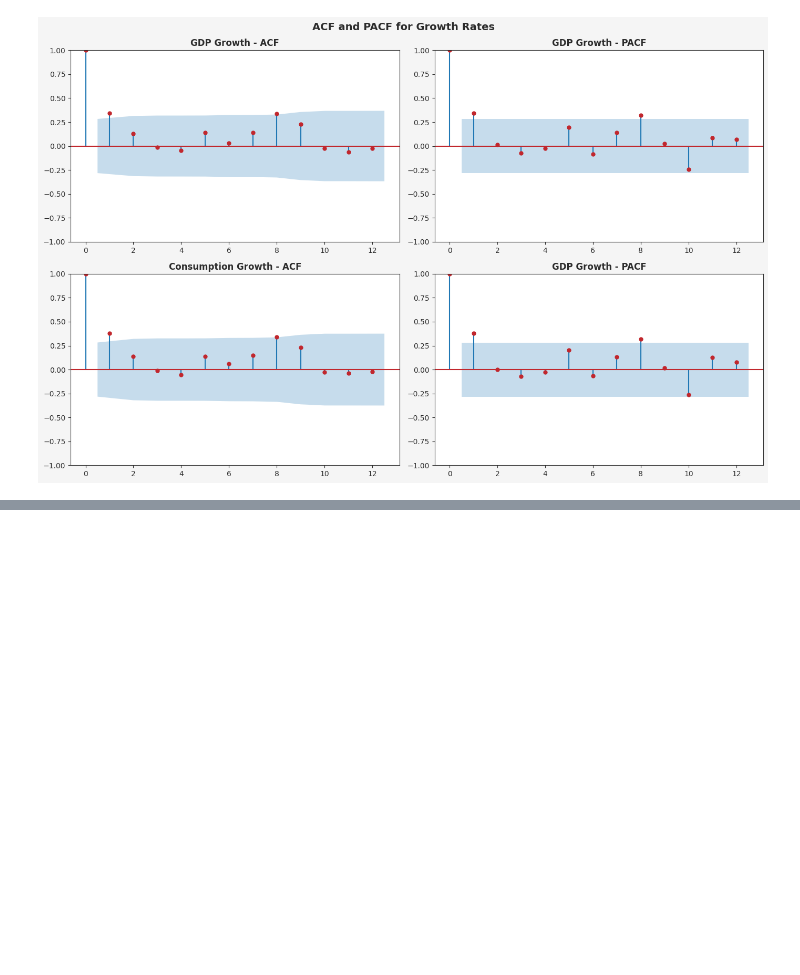
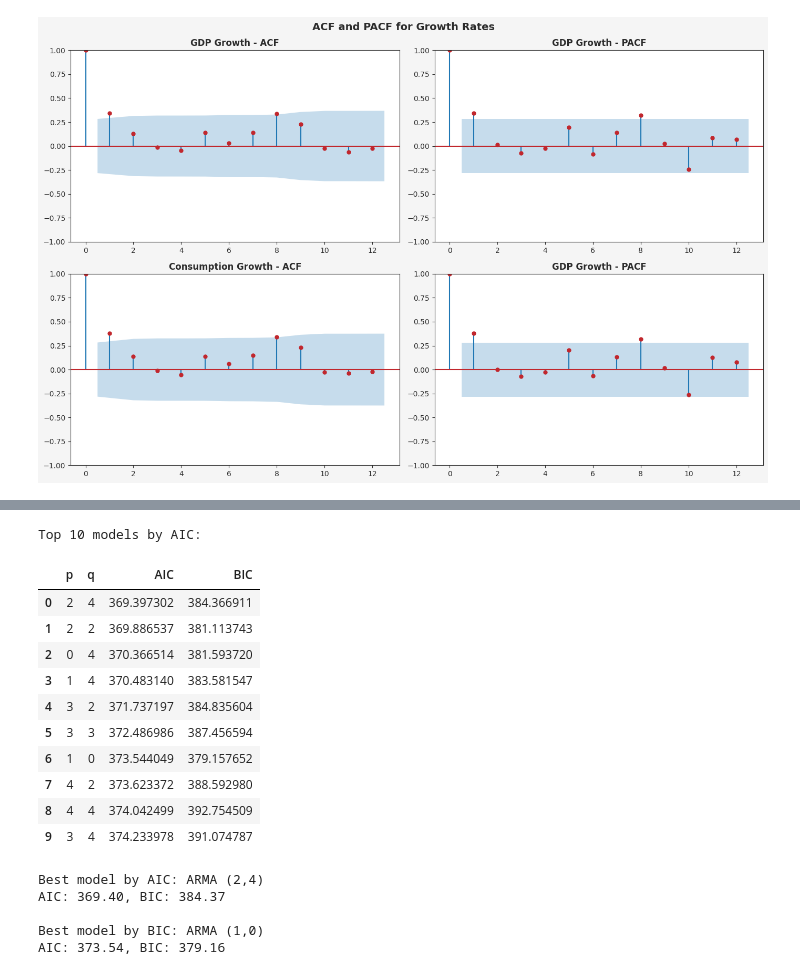
Before and after one commit to rahulmohandas11/time-series-analysis-course-assignment, a Jupyter notebook: analysis.ipynb, the cells around one changed output, grey strips where cells are left out. Cells and saved outputs as stored; diff of their text form; code cells hidden in the pictures; blank space fills up the shorter version.

```diff
--- a/analysis.ipynb
+++ b/analysis.ipynb
@@ -204,0 +257,51 @@ plt.show()
+# %%
+# Estimate ARMA (p,q) for Consumption growth
+consumption_results = []
+
+for p in range(5):
+    for q in range (5):
+        try:
+            model = ARIMA(df_growth['Consumption_growth'], order = (p,0,q))
+            fit = model.fit()
+            consumption_results.append({
+                'p':p,
+                'q':q,
+                'AIC':fit.aic,
+                'BIC':fit.bic
+            }
+            )
+        except:
+            continue
+
+consumption_df = pd.DataFrame(consumption_results)
+consumption_df = consumption_df.sort_values('AIC').reset_index(drop = True)
+
+print("Top 10 models by AIC:")
+display(consumption_df.head(10))
+
+best_consumption_aic = consumption_df.iloc[0]
+best_consumption_bic = consumption_df.sort_values('BIC').iloc[0]
+
+print(f'\nBest model by AIC: ARMA ({int(best_consumption_aic['p'])},{int(best_consumption_aic['q'])})')
+print(f"AIC: {best_consumption_aic['AIC']:.2f}, BIC: {best_consumption_aic['BIC']:.2f}")
+
+print(f'\nBest model by BIC: ARMA ({int(best_consumption_bic['p'])},{int(best_consumption_bic['q'])})')
+print(f"AIC: {best_consumption_bic['AIC']:.2f}, BIC: {best_consumption_bic['BIC']:.2f}")
+# %% [output]
+Top 10 models by AIC:
+|  | p | q | AIC | BIC |
+| 0 | 2 | 4 | 369.397302 | 384.366911 |
+| 1 | 2 | 2 | 369.886537 | 381.113743 |
+| 2 | 0 | 4 | 370.366514 | 381.593720 |
+| 3 | 1 | 4 | 370.483140 | 383.581547 |
+| 4 | 3 | 2 | 371.737197 | 384.835604 |
+| 5 | 3 | 3 | 372.486986 | 387.456594 |
+| 6 | 1 | 0 | 373.544049 | 379.157652 |
+| 7 | 4 | 2 | 373.623372 | 388.592980 |
+| 8 | 4 | 4 | 374.042499 | 392.754509 |
+| 9 | 3 | 4 | 374.233978 | 391.074787 |
+Best model by AIC: ARMA (2,4)
+AIC: 369.40, BIC: 384.37
+
+Best model by BIC: ARMA (1,0)
+AIC: 373.54, BIC: 379.16
```
Also changed, not shown: parts of 3 cells of this notebook.
